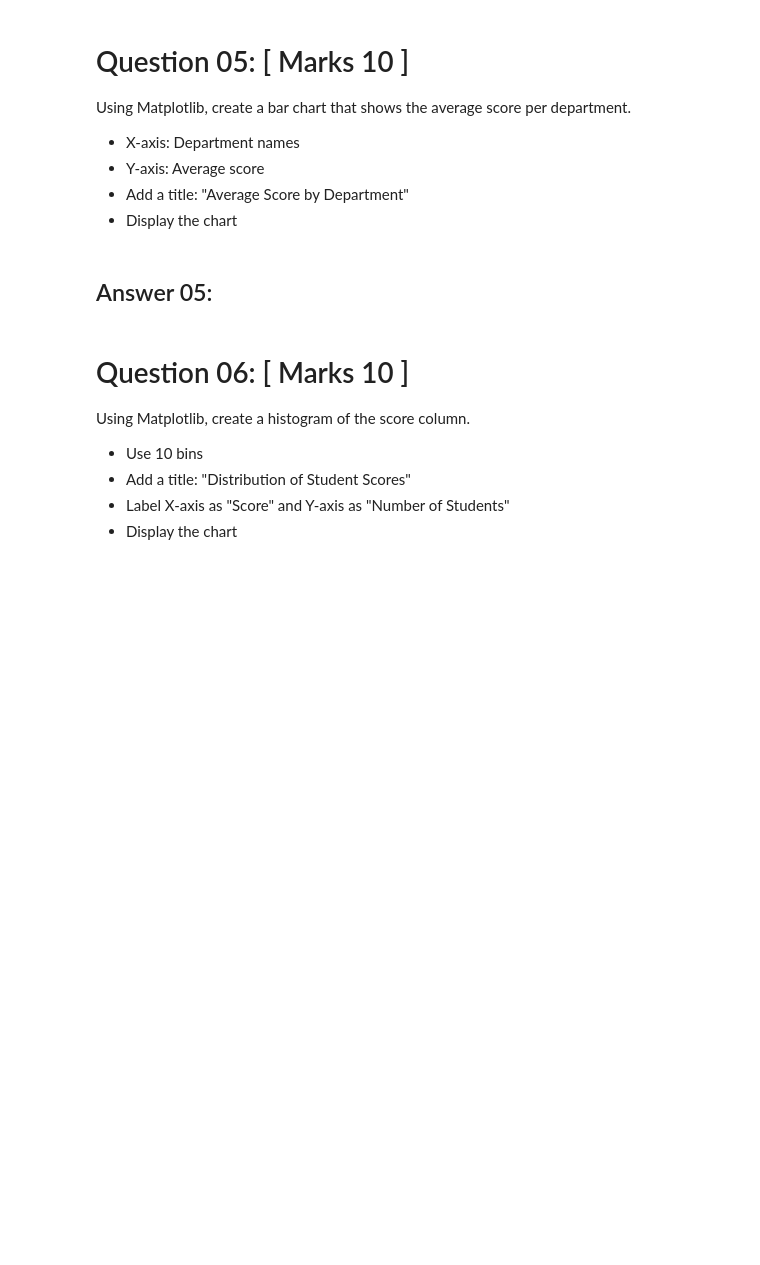
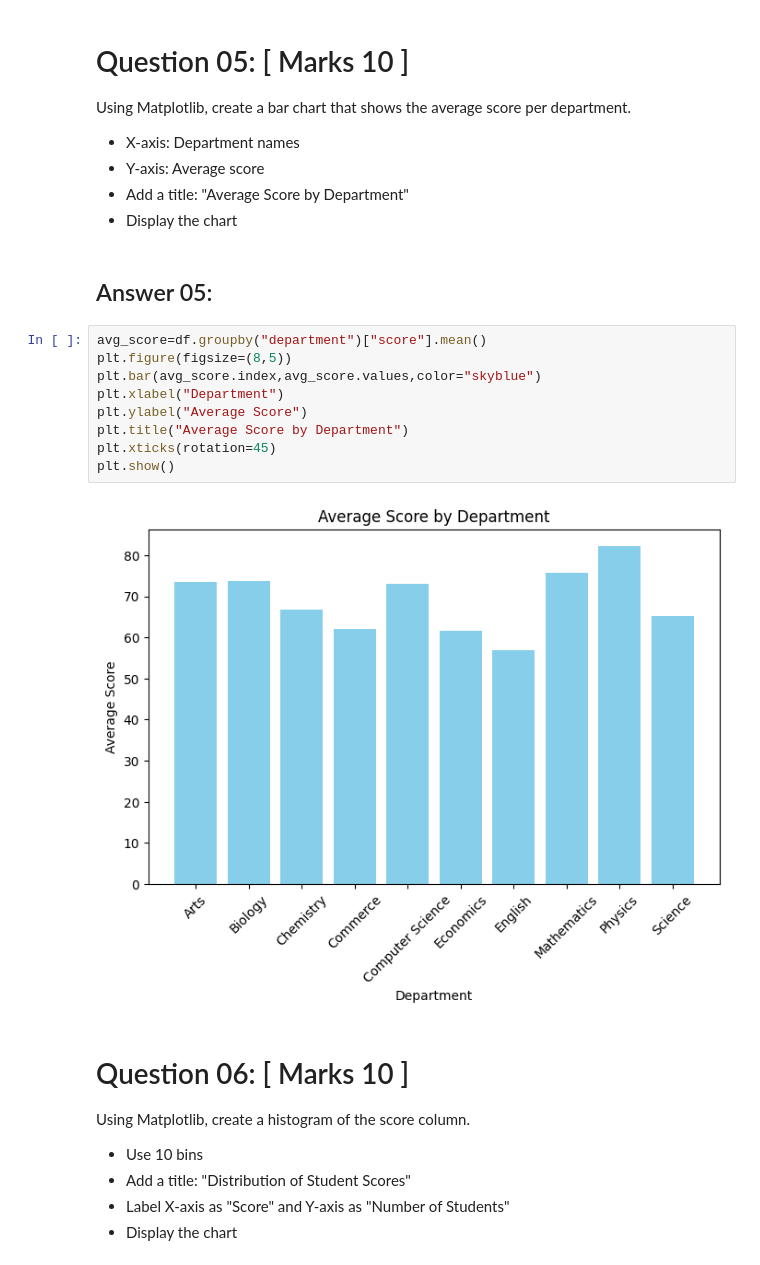
Before and after one commit to Dev-Maidul/AI-Programming-with-Python-Mid-Term, a Jupyter notebook: Copy_of_AI_Programming_With_Python_Final_Exam_Question.ipynb, the cells around one changed output. Drawn from its saved outputs; the diff is of its cells as text; blank space fills up the shorter version.

```diff
--- a/Copy_of_AI_Programming_With_Python_Final_Exam_Question.ipynb
+++ b/Copy_of_AI_Programming_With_Python_Final_Exam_Question.ipynb
@@ -247,6 +247,17 @@ Using Matplotlib, create a bar chart that shows the average score per department
 * Display the chart
 # %% [markdown]
 ## Answer 05:
+# %%
+avg_score=df.groupby("department")["score"].mean()
+plt.figure(figsize=(8,5))
+plt.bar(avg_score.index,avg_score.values,color="skyblue")
+plt.xlabel("Department")
+plt.ylabel("Average Score")
+plt.title("Average Score by Department")
+plt.xticks(rotation=45)
+plt.show()
+# %% [output]
+[figure, added]
 # %% [markdown]
 # Question 06: [ Marks 10 ]
 
```
